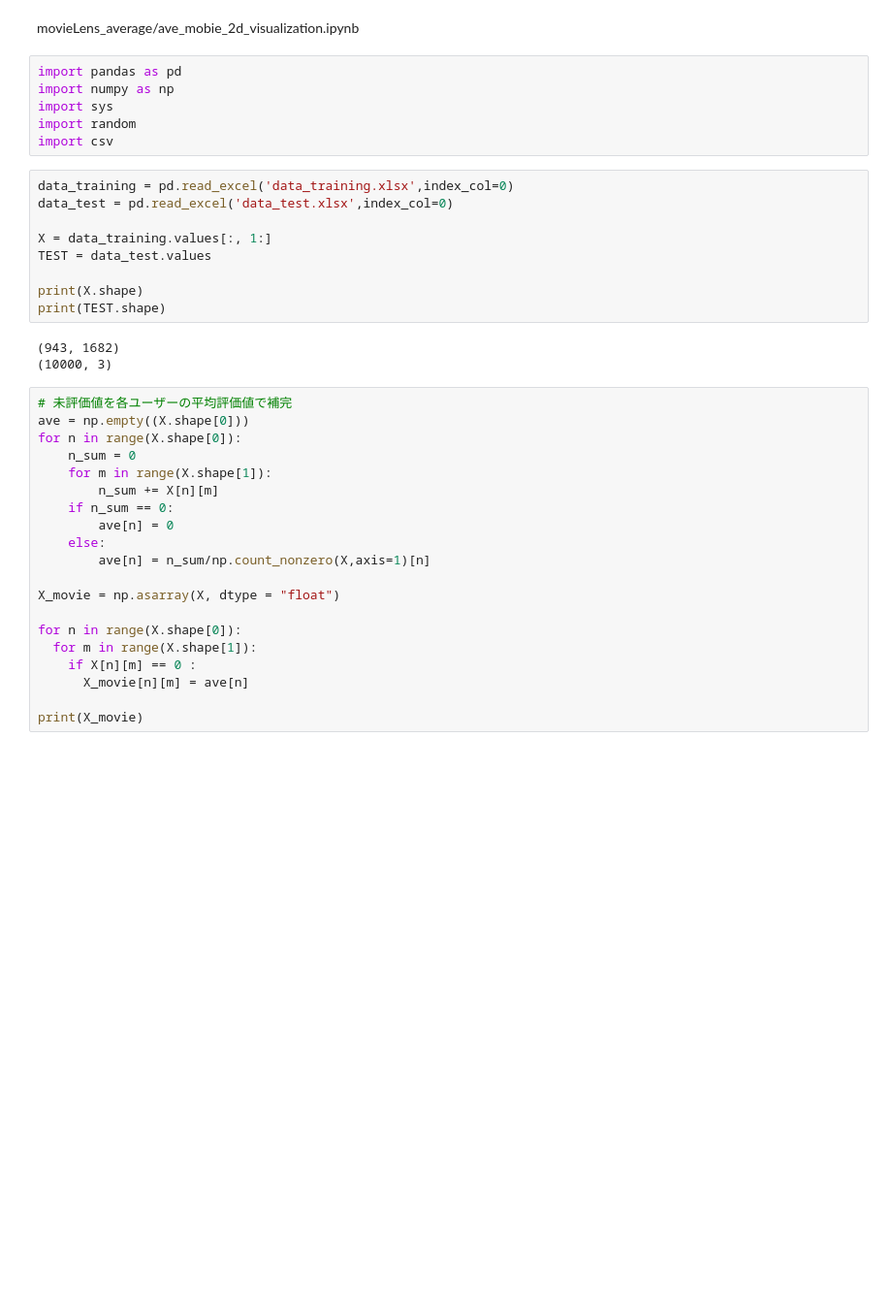
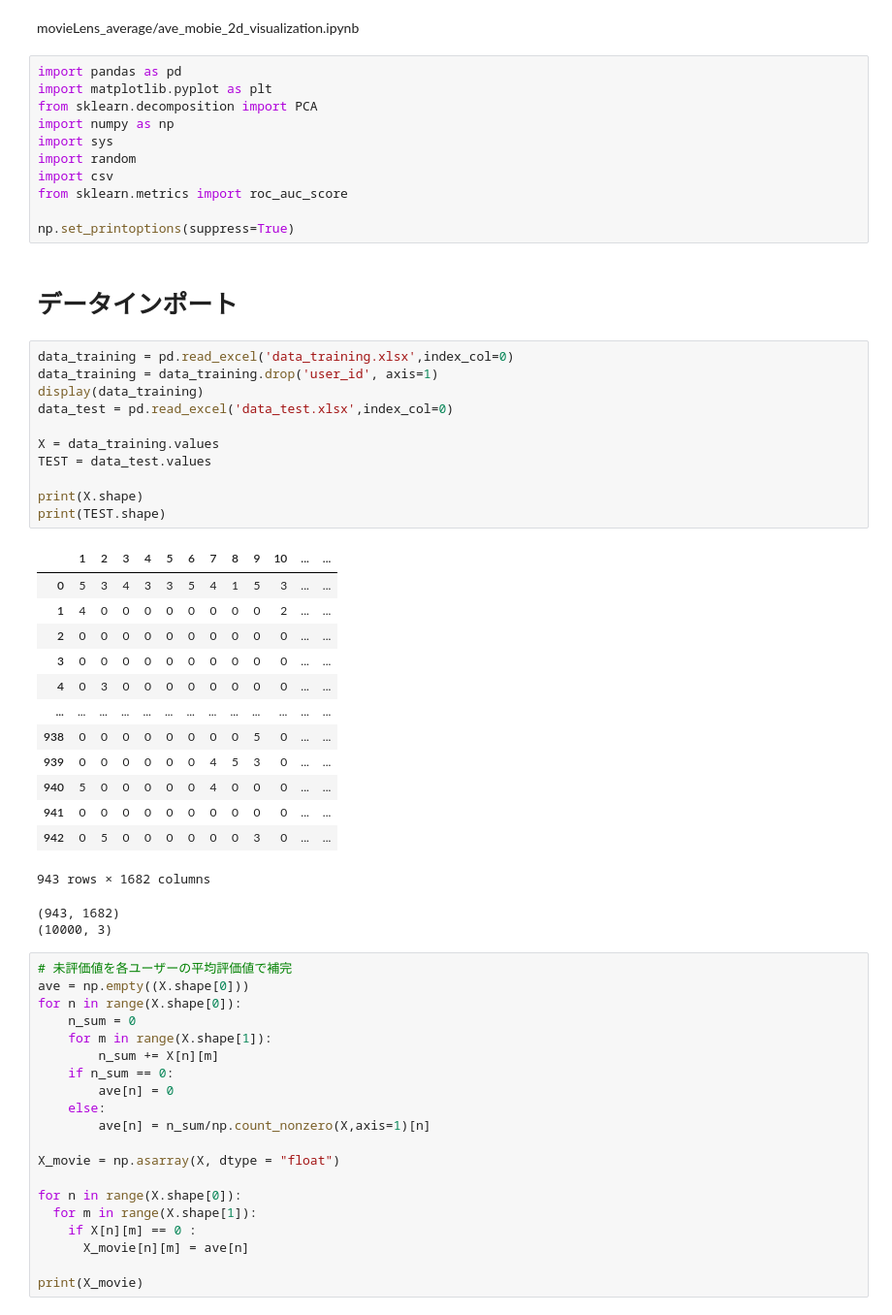
Before and after one commit to kimisuke0503/colab-research, a Jupyter notebook: movieLens_average/ave_mobie_2d_visualization.ipynb, the cells around one changed output. Shown at 97% size. Saved outputs shown, nothing was run; the diff lists cells and outputs as text; blank space fills up the shorter version.

```diff
--- a/movieLens_average/ave_mobie_2d_visualization.ipynb
+++ b/movieLens_average/ave_mobie_2d_visualization.ipynb
@@ -4,22 +4,44 @@
 movieLens_average/ave_mobie_2d_visualization.ipynb
 # %%
 import pandas as pd
+import matplotlib.pyplot as plt
+from sklearn.decomposition import PCA
 import numpy as np
 import sys
 import random
 import csv
+from sklearn.metrics import roc_auc_score
+
+np.set_printoptions(suppress=True)
+# %% [markdown]
+# データインポート
 # %%
 data_training = pd.read_excel('data_training.xlsx',index_col=0)
+data_training = data_training.drop('user_id', axis=1)
+display(data_training)
 data_test = pd.read_excel('data_test.xlsx',index_col=0)
 
-X = data_training.values[:, 1:]
+X = data_training.values
 TEST = data_test.values
 
 print(X.shape)
 print(TEST.shape)
 # %% [output]
+|  | 1 | 2 | 3 | 4 | 5 | 6 | 7 | 8 | 9 | 10 | ... | ... |
+| 0 | 5 | 3 | 4 | 3 | 3 | 5 | 4 | 1 | 5 | 3 | ... | ... |
+| 1 | 4 | 0 | 0 | 0 | 0 | 0 | 0 | 0 | 0 | 2 | ... | ... |
+| 2 | 0 | 0 | 0 | 0 | 0 | 0 | 0 | 0 | 0 | 0 | ... | ... |
+| 3 | 0 | 0 | 0 | 0 | 0 | 0 | 0 | 0 | 0 | 0 | ... | ... |
+| 4 | 0 | 3 | 0 | 0 | 0 | 0 | 0 | 0 | 0 | 0 | ... | ... |
+| ... | ... | ... | ... | ... | ... | ... | ... | ... | ... | ... | ... | ... |
+| 938 | 0 | 0 | 0 | 0 | 0 | 0 | 0 | 0 | 5 | 0 | ... | ... |
+| 939 | 0 | 0 | 0 | 0 | 0 | 0 | 4 | 5 | 3 | 0 | ... | ... |
+| 940 | 5 | 0 | 0 | 0 | 0 | 0 | 4 | 0 | 0 | 0 | ... | ... |
+| 941 | 0 | 0 | 0 | 0 | 0 | 0 | 0 | 0 | 0 | 0 | ... | ... |
+| 942 | 0 | 5 | 0 | 0 | 0 | 0 | 0 | 0 | 3 | 0 | ... | ... |
-(943, 1682)
-(10000, 3)
+943 rows × 1682 columns
+(943, 1682)
+(10000, 3)
 # %%
 # 未評価値を各ユーザーの平均評価値で補完
 ave = np.empty((X.shape[0]))
```
Also changed, not shown: parts of 4 cells of this notebook.
